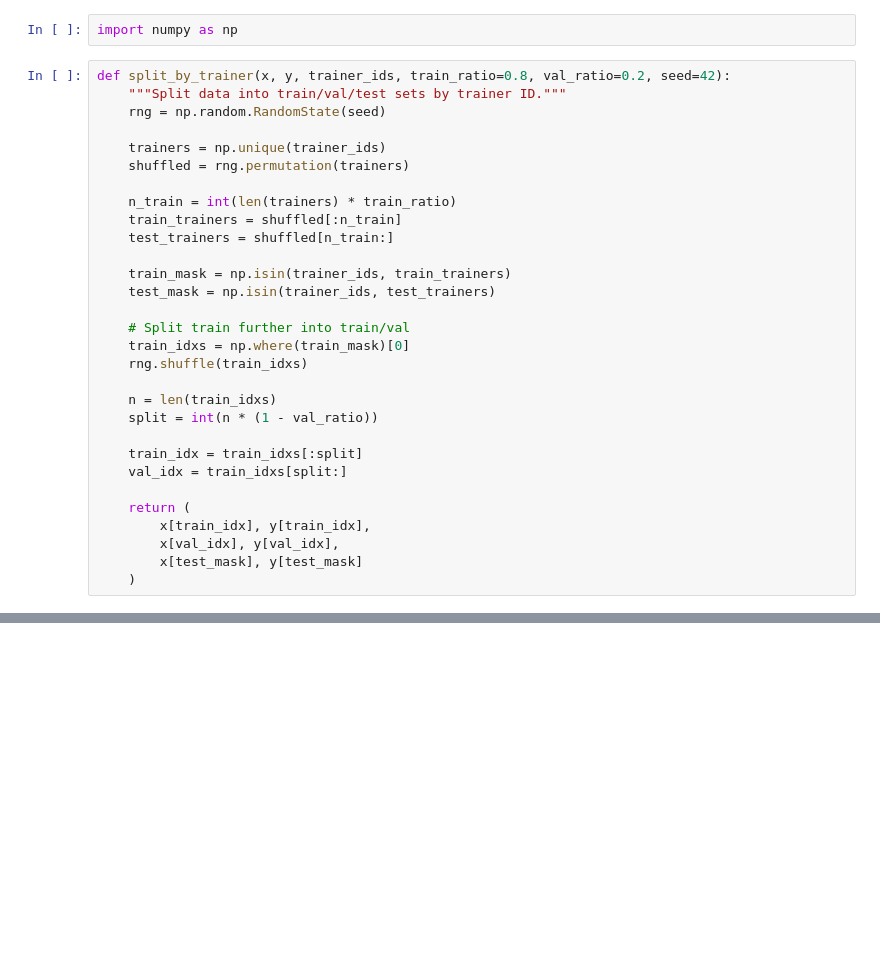
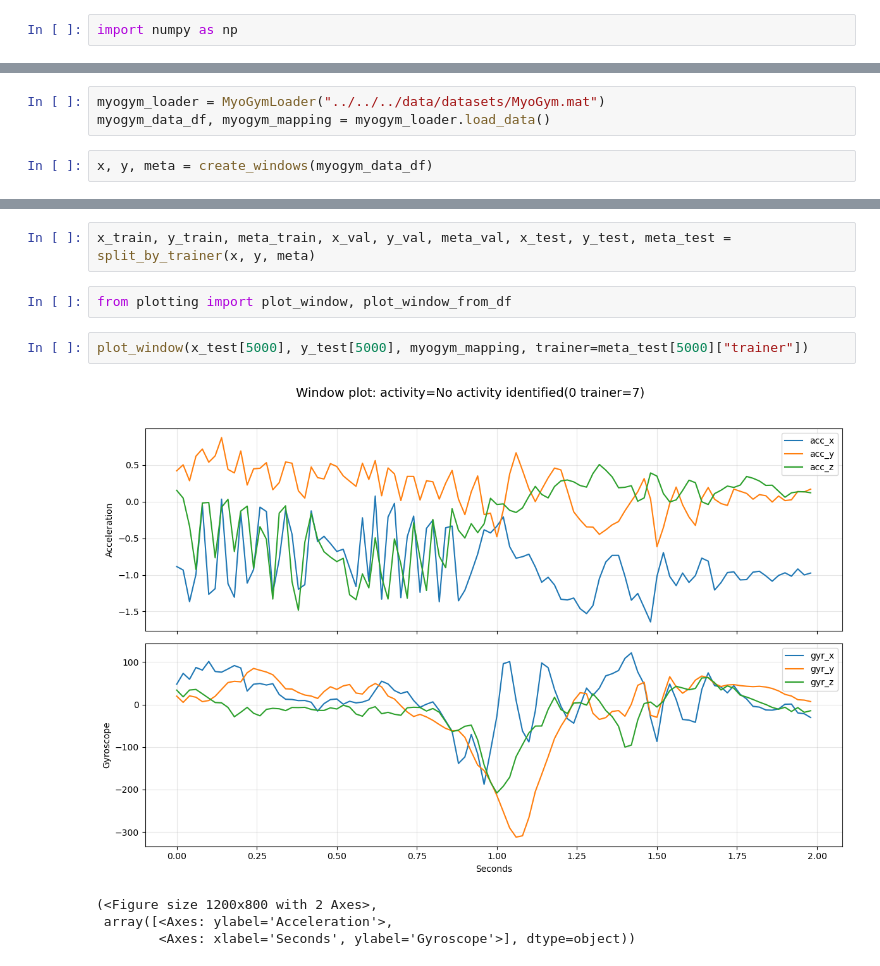
Before and after one commit to Markuss-B/GAR, a Jupyter notebook: src/data/preprocessing/preprocess.ipynb, the cells around one changed output, grey strips where cells are left out. Drawn from its saved outputs; the diff is of its cells as text; blank space fills up the shorter version.

```diff
--- a/src/data/preprocessing/preprocess.ipynb
+++ b/src/data/preprocessing/preprocess.ipynb
@@ -1,32 +1,2 @@
 # %%
 import numpy as np
-# %%
-def split_by_trainer(x, y, trainer_ids, train_ratio=0.8, val_ratio=0.2, seed=42):
-    """Split data into train/val/test sets by trainer ID."""
-    rng = np.random.RandomState(seed)
-
-    trainers = np.unique(trainer_ids)
-    shuffled = rng.permutation(trainers)
-
-    n_train = int(len(trainers) * train_ratio)
-    train_trainers = shuffled[:n_train]
-    test_trainers = shuffled[n_train:]
-
-    train_mask = np.isin(trainer_ids, train_trainers)
-    test_mask = np.isin(trainer_ids, test_trainers)
-
-    # Split train further into train/val
-    train_idxs = np.where(train_mask)[0]
-    rng.shuffle(train_idxs)
-
-    n = len(train_idxs)
-    split = int(n * (1 - val_ratio))
-
-    train_idx = train_idxs[:split]
-    val_idx = train_idxs[split:]
-
-    return (
-        x[train_idx], y[train_idx],
-        x[val_idx], y[val_idx],
-        x[test_mask], y[test_mask]
-    )
@@ -32,0 +6,5 @@ def split_by_trainer(x, y, trainer_ids, train_ratio=0.8, val_ratio=0.2, seed=42)
+# %%
+myogym_loader = MyoGymLoader("../../../data/datasets/MyoGym.mat")
+myogym_data_df, myogym_mapping = myogym_loader.load_data()
+# %%
+x, y, meta = create_windows(myogym_data_df)
@@ -32,0 +27,11 @@ def split_by_trainer(x, y, trainer_ids, train_ratio=0.8, val_ratio=0.2, seed=42)
+# %%
+x_train, y_train, meta_train, x_val, y_val, meta_val, x_test, y_test, meta_test = split_by_trainer(x, y, meta)
+# %%
+from plotting import plot_window, plot_window_from_df
+# %%
+plot_window(x_test[5000], y_test[5000], myogym_mapping, trainer=meta_test[5000]["trainer"])
+# %% [output]
+[figure, added]
+(<Figure size 1200x800 with 2 Axes>,
+ array([<Axes: ylabel='Acceleration'>,
+        <Axes: xlabel='Seconds', ylabel='Gyroscope'>], dtype=object))
```
Also changed, not shown: parts of 9 cells of this notebook, 13 other files.
